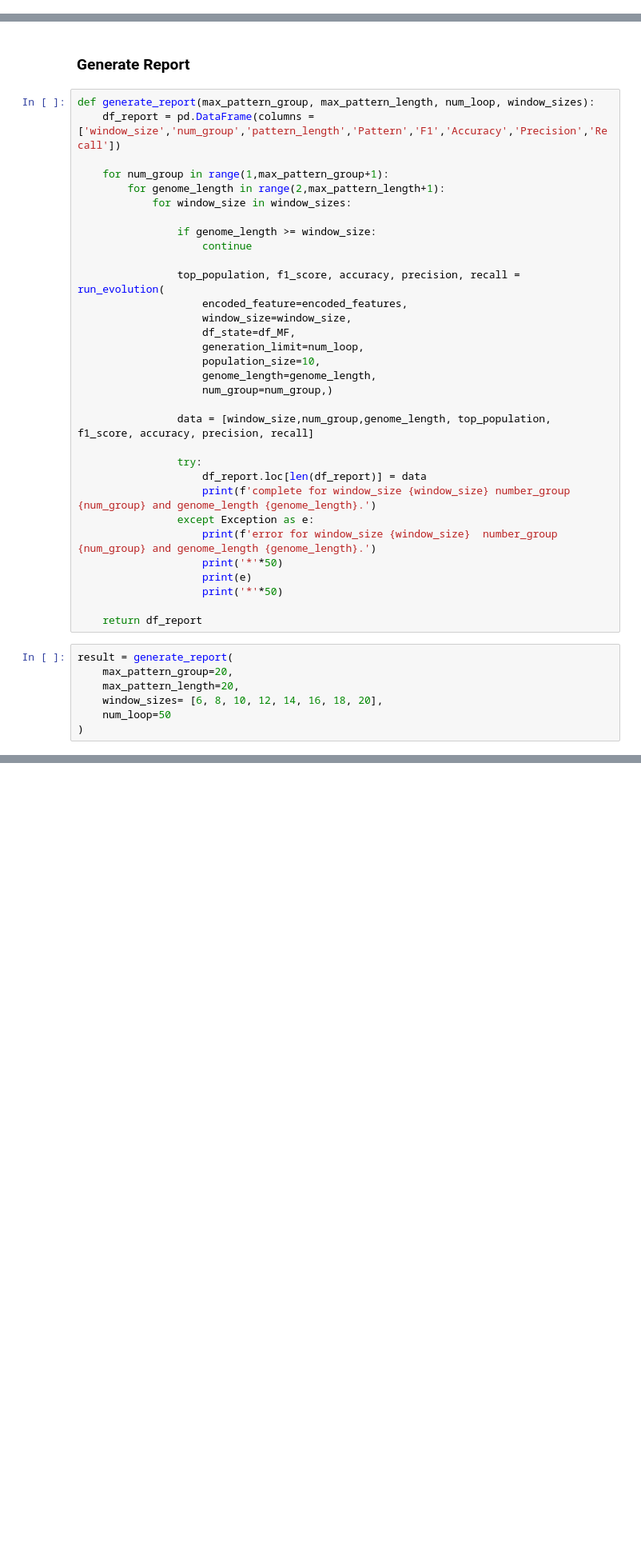
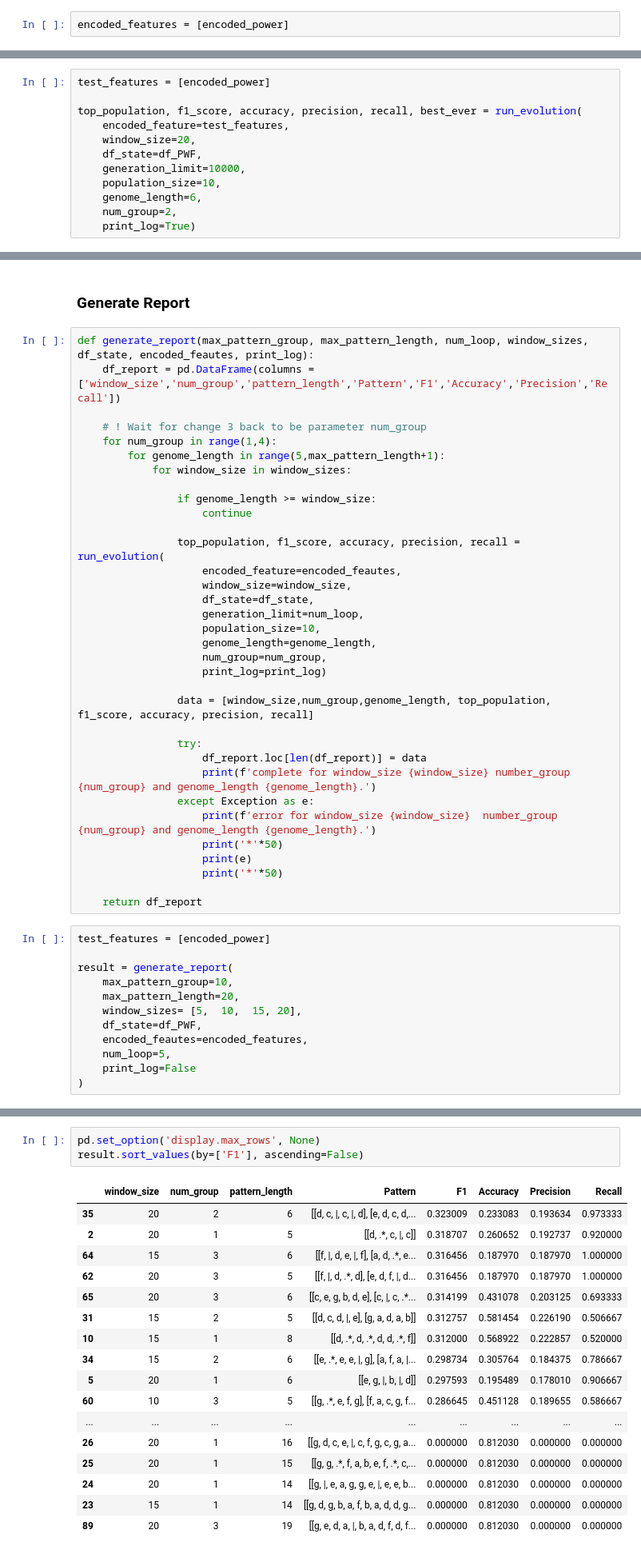
Before and after one commit to chockchip/predictive-maintenance, a Jupyter notebook: main2_genetic.ipynb, the cells around one changed output, grey strips where cells are left out. Shown at 80% size. Saved outputs shown, nothing was run; the diff lists cells and outputs as text; blank space fills up the shorter version.

```diff
--- a/main2_genetic.ipynb
+++ b/main2_genetic.ipynb
@@ -660 +781,3 @@ encoded_features = [encoded_torque, encoded_speed, encoded_airtemp, encoded_proc
+# %%
+encoded_features = [encoded_power]
 # %%
@@ -668,0 +798,12 @@ top_population, f1_score, accuracy, precision, recall = run_evolution(
+# %%
+test_features = [encoded_power]
+
+top_population, f1_score, accuracy, precision, recall, best_ever = run_evolution(
+    encoded_feature=test_features,
+    window_size=20,
+    df_state=df_PWF,
+    generation_limit=10000,
+    population_size=10,
+    genome_length=6,
+    num_group=2,
+    print_log=True)
@@ -669,24 +829,26 @@ top_population, f1_score, accuracy, precision, recall = run_evolution(
 # %% [markdown]
 ### Generate Report
 # %%
-def generate_report(max_pattern_group, max_pattern_length, num_loop, window_sizes):
+def generate_report(max_pattern_group, max_pattern_length, num_loop, window_sizes, df_state, encoded_feautes, print_log):
     df_report = pd.DataFrame(columns = ['window_size','num_group','pattern_length','Pattern','F1','Accuracy','Precision','Recall'])
 
-    for num_group in range(1,max_pattern_group+1):
-        for genome_length in range(2,max_pattern_length+1):
+    # ! Wait for change 3 back to be parameter num_group
+    for num_group in range(1,4):
+        for genome_length in range(5,max_pattern_length+1):
             for window_size in window_sizes:
 
                 if genome_length >= window_size:
                     continue
 
                 top_population, f1_score, accuracy, precision, recall = run_evolution(
-                    encoded_feature=encoded_features,
+                    encoded_feature=encoded_feautes,
                     window_size=window_size,
-                    df_state=df_MF,
+                    df_state=df_state,
                     generation_limit=num_loop,
                     population_size=10,
                     genome_length=genome_length,
-                    num_group=num_group,)
+                    num_group=num_group,
+                    print_log=print_log)
 
                 data = [window_size,num_group,genome_length, top_population, f1_score, accuracy, precision, recall]
 
@@ -701,10 +863,15 @@ def generate_report(max_pattern_group, max_pattern_length, num_loop, window_size
 
     return df_report
 # %%
+test_features = [encoded_power]
+
 result = generate_report(
-    max_pattern_group=20,
+    max_pattern_group=10,
     max_pattern_length=20,
-    window_sizes= [6, 8, 10, 12, 14, 16, 18, 20],
-    num_loop=50
+    window_sizes= [5,  10,  15, 20],
+    df_state=df_PWF,
+    encoded_feautes=encoded_features,
+    num_loop=5,
+    print_log=False
 )
 # %% [output]
@@ -748 +895,22 @@ result.sort_values(by=['F1'], ascending=False).head(30)
+# %%
+pd.set_option('display.max_rows', None)
+result.sort_values(by=['F1'], ascending=False)
+# %% [output]
+|  | window_size | num_group | pattern_length | Pattern | F1 | Accuracy | Precision | Recall |
+| 35 | 20 | 2 | 6 | [[d, c, |, c, |, d], [e, d, c, d,... | 0.323009 | 0.233083 | 0.193634 | 0.973333 |
+| 2 | 20 | 1 | 5 | [[d, .*, c, |, c]] | 0.318707 | 0.260652 | 0.192737 | 0.920000 |
+| 64 | 15 | 3 | 6 | [[f, |, d, e, |, f], [a, d, .*, e... | 0.316456 | 0.187970 | 0.187970 | 1.000000 |
+| 62 | 20 | 3 | 5 | [[f, |, d, .*, d], [e, d, f, |, d... | 0.316456 | 0.187970 | 0.187970 | 1.000000 |
+| 65 | 20 | 3 | 6 | [[c, e, g, b, d, e], [c, |, c, .*... | 0.314199 | 0.431078 | 0.203125 | 0.693333 |
+| 31 | 15 | 2 | 5 | [[d, c, d, |, e], [g, a, d, a, b]] | 0.312757 | 0.581454 | 0.226190 | 0.506667 |
+| 10 | 15 | 1 | 8 | [[d, .*, d, .*, d, d, .*, f]] | 0.312000 | 0.568922 | 0.222857 | 0.520000 |
+| 34 | 15 | 2 | 6 | [[e, .*, e, e, |, g], [a, f, a, |... | 0.298734 | 0.305764 | 0.184375 | 0.786667 |
+| 5 | 20 | 1 | 6 | [[e, g, |, b, |, d]] | 0.297593 | 0.195489 | 0.178010 | 0.906667 |
+| 60 | 10 | 3 | 5 | [[g, .*, e, f, g], [f, a, c, g, f... | 0.286645 | 0.451128 | 0.189655 | 0.586667 |
+| ... | ... | ... | ... | ... | ... | ... | ... | ... |
+| 26 | 20 | 1 | 16 | [[g, d, c, e, |, c, f, g, c, g, a... | 0.000000 | 0.812030 | 0.000000 | 0.000000 |
+| 25 | 20 | 1 | 15 | [[g, g, .*, f, a, b, e, f, .*, c,... | 0.000000 | 0.812030 | 0.000000 | 0.000000 |
+| 24 | 20 | 1 | 14 | [[g, |, e, a, g, g, e, |, e, e, b... | 0.000000 | 0.812030 | 0.000000 | 0.000000 |
+| 23 | 15 | 1 | 14 | [[g, d, g, b, a, f, b, a, d, d, g... | 0.000000 | 0.812030 | 0.000000 | 0.000000 |
+| 89 | 20 | 3 | 19 | [[g, e, d, a, |, b, a, d, f, d, f... | 0.000000 | 0.812030 | 0.000000 | 0.000000 |
 # %%
```
Also changed, not shown: parts of 50 cells of this notebook, 3 other files.
